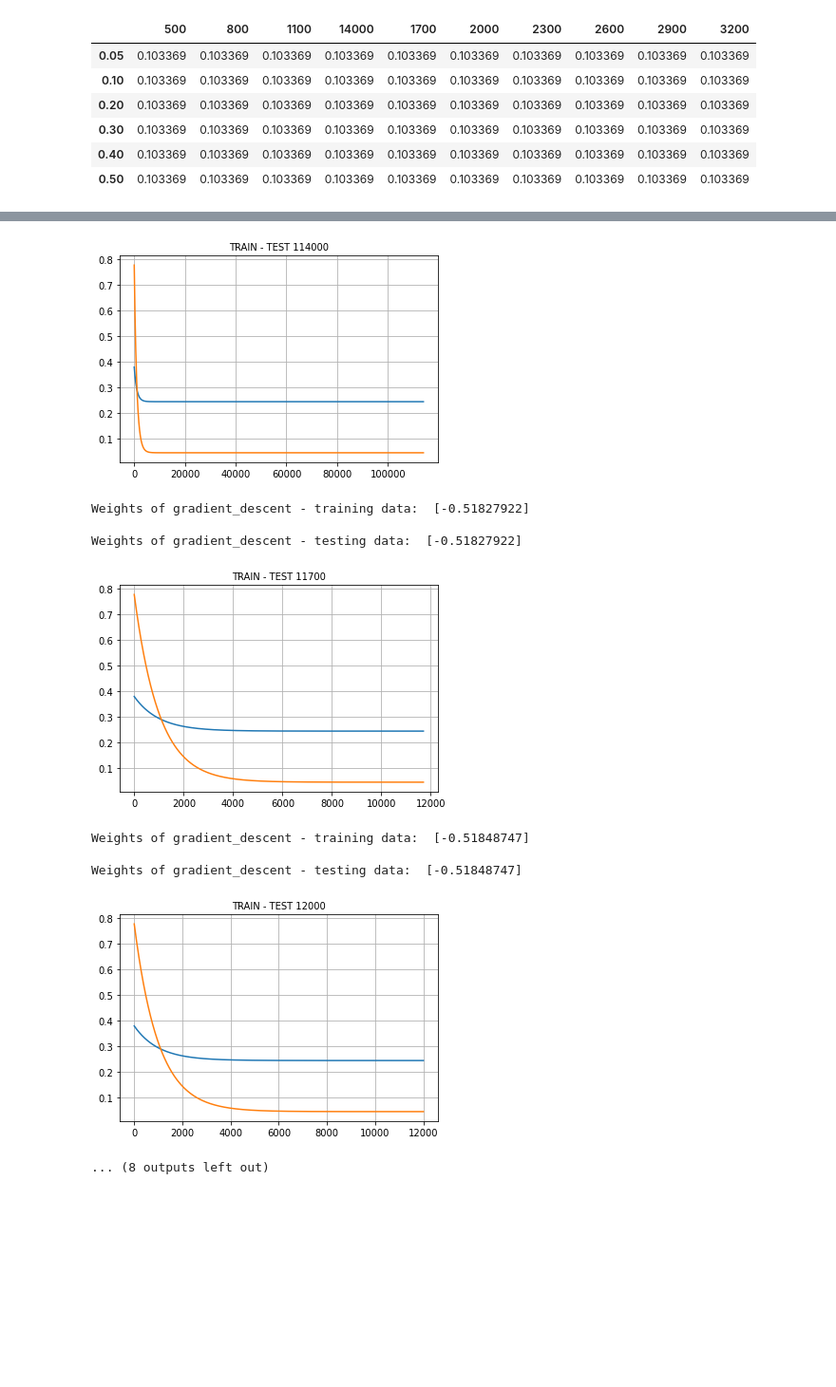
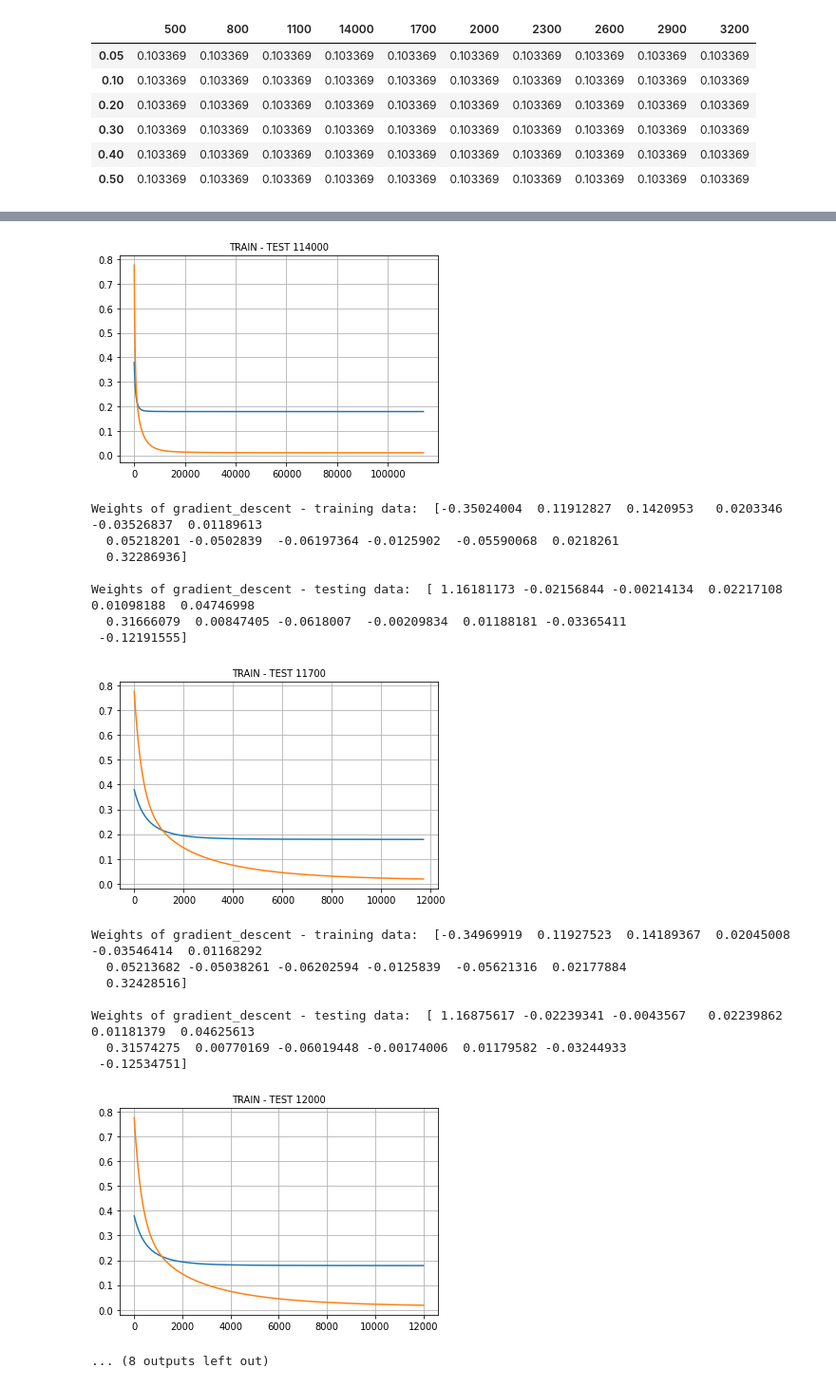
Before and after one commit to anabeL19/TOP-AI, a Jupyter notebook: Prac - Lab I/Lab1 - Regresión lineal.ipynb, the cells around one changed output, grey strips where cells are left out. Shown at 95% size. Saved outputs shown, nothing was run; the diff lists cells and outputs as text; code cells hidden in the pictures; blank space fills up the shorter version.

```diff
--- a/Prac - Lab I/Lab1 - Regresión lineal.ipynb
+++ b/Prac - Lab I/Lab1 - Regresión lineal.ipynb
@@ -219,5 +252,5 @@ H_find_parameters()
 # %%
-def H_ploteo():
+def HGD_ploteo():
     fdata = pd.read_csv('Housing.csv')
     fdata = fdata.replace(to_replace='yes',value=1,regex=True)
     fdata = fdata.replace(to_replace='no',value=0,regex=True)
@@ -225,7 +258,10 @@ def H_ploteo():
     data = normalization(fdata)
     data = data.values
 
-    X_train, y_train, X_test, y_test = train_test(data,0)
+    X_train = data[:int((70*len(data))/100), 1:]
+    y_train = data[:int((70*len(data))/100), 0]
+    X_test = data[int((70*len(data))/100):, 1:]
+    y_test = data[int((70*len(data))/100):, 0]
     X_train, X_test = add_ones(X_train, y_train, X_test, y_test)
 
     n_features = X_train.shape[1]
@@ -245,8 +281,8 @@ def H_ploteo():
         plt.plot(range(len(cost_history1)), cost_history1)
         plt.title('TRAIN - TEST '+str(epoch), {'fontsize':10})
         print("Weights of gradient_descent - training data: ", theta_gd, "\n")
-        print("Weights of gradient_descent - testing data: ", theta_gd, "\n")
+        print("Weights of gradient_descent - testing data: ", theta_gd1, "\n")
         ax.grid(True)
         plt.show()
-H_ploteo()
+HGD_ploteo()
 # %% [output]
@@ -268,10 +321,18 @@ Weights of gradient_descent - testing data:  [-0.51977393]
-[figure, old version]
+[figure, new version]
-Weights of gradient_descent - training data:  [-0.51827922]
+Weights of gradient_descent - training data:  [-0.35024004  0.11912827  0.1420953   0.0203346  -0.03526837  0.01189613
+  0.05218201 -0.0502839  -0.06197364 -0.0125902  -0.05590068  0.0218261
+  0.32286936]
 
-Weights of gradient_descent - testing data:  [-0.51827922]
+Weights of gradient_descent - testing data:  [ 1.16181173 -0.02156844 -0.00214134  0.02217108  0.01098188  0.04746998
+  0.31666079  0.00847405 -0.0618007  -0.00209834  0.01188181 -0.03365411
+ -0.12191555]
-[figure, old version]
+[figure, new version]
-Weights of gradient_descent - training data:  [-0.51848747]
+Weights of gradient_descent - training data:  [-0.34969919  0.11927523  0.14189367  0.02045008 -0.03546414  0.01168292
+  0.05213682 -0.05038261 -0.06202594 -0.0125839  -0.05621316  0.02177884
+  0.32428516]
 
-Weights of gradient_descent - testing data:  [-0.51848747]
+Weights of gradient_descent - testing data:  [ 1.16875617 -0.02239341 -0.0043567   0.02239862  0.01181379  0.04625613
+  0.31574275  0.00770169 -0.06019448 -0.00174006  0.01179582 -0.03244933
+ -0.12534751]
-[figure, old version]
+[figure, new version]
 ... (8 outputs left out)
```
Also changed, not shown: parts of 4 cells of this notebook.
